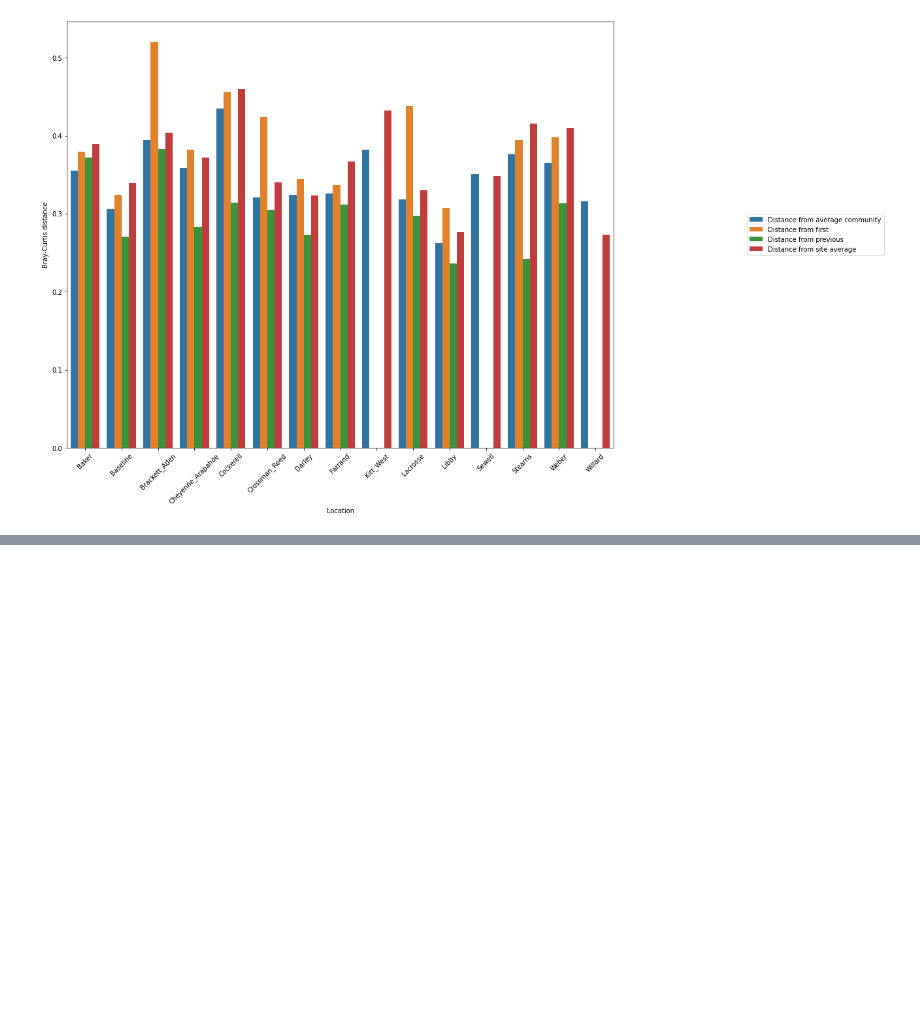
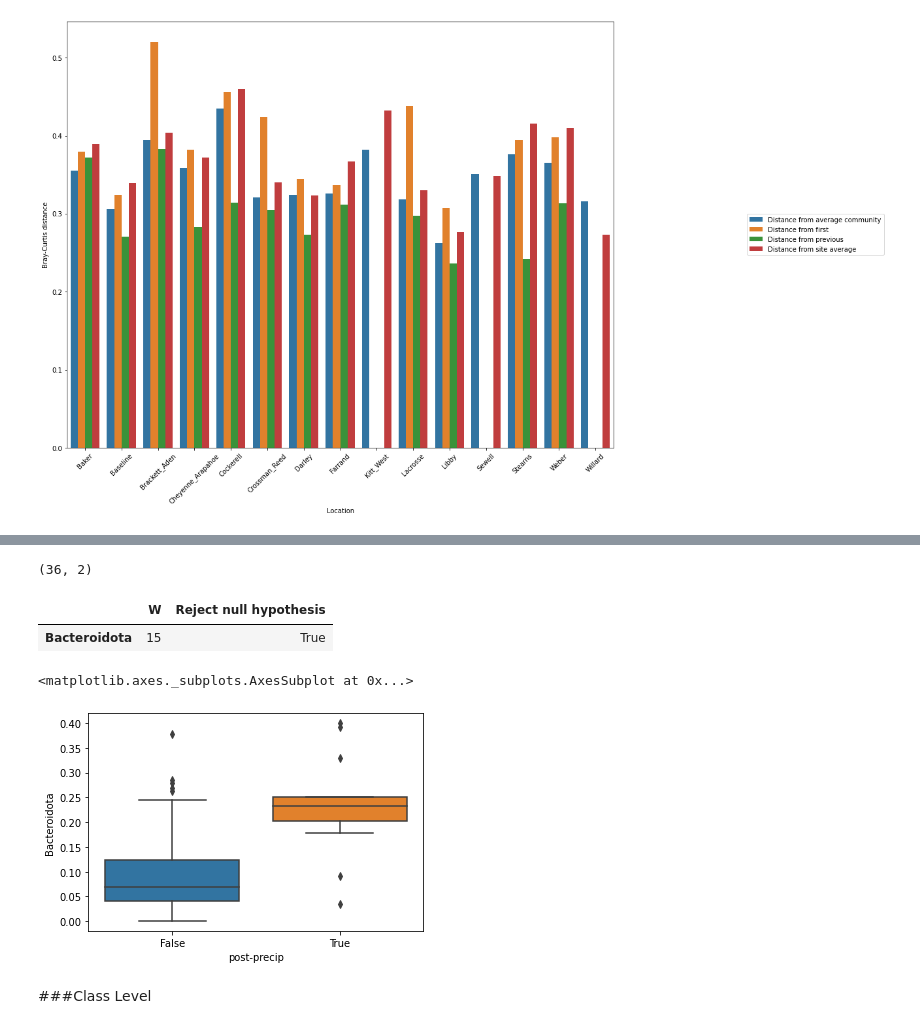
Before and after one commit to sterrettJD/CU-Sewer-Metagenomics, a Jupyter notebook: Volatility_analysis.ipynb, the cells around one changed output, grey strips where cells are left out. Saved outputs shown, nothing was run; the diff lists cells and outputs as text; code cells hidden in the pictures; blank space fills up the shorter version.

```diff
--- a/Volatility_analysis.ipynb
+++ b/Volatility_analysis.ipynb
@@ -789,0 +1005,2 @@ fig.set_size_inches(15,12)
+# %%
+metadata['post-precip'] = metadata['DaysSince']==9
@@ -789,0 +1029,2 @@ fig.set_size_inches(15,12)
+# %%
+phylum_pseudo = by_phylum.apply(lambda x: x+0.00001)
@@ -789,0 +1048,2 @@ fig.set_size_inches(15,12)
+# %%
+phyl_pseud_precip = pd.concat([phylum_pseudo,metadata['post-precip']],axis=1)
@@ -789,0 +1061,2 @@ fig.set_size_inches(15,12)
+# %%
+phyl_pseud_precip.iloc[:,:-1] = phyl_pseud_precip.iloc[:,:-1].astype(float)
@@ -789,0 +1068,18 @@ fig.set_size_inches(15,12)
+# %%
+ancom_df.shape
+# %% [output]
+(36, 2)
+# %%
+ancom_df[ancom_df['Reject null hypothesis']==True]
+# %% [output]
+|  | W | Reject null hypothesis |
+| Bacteroidota | 15 | True |
+# %%
+sns.boxplot(x='post-precip',
+            y='Bacteroidota',
+            data=phyl_pseud_precip)
+# %% [output]
+<matplotlib.axes._subplots.AxesSubplot at 0x...>
+[figure, added]
+# %% [markdown]
+###Class Level
```
Also changed, not shown: parts of 82 cells of this notebook.
